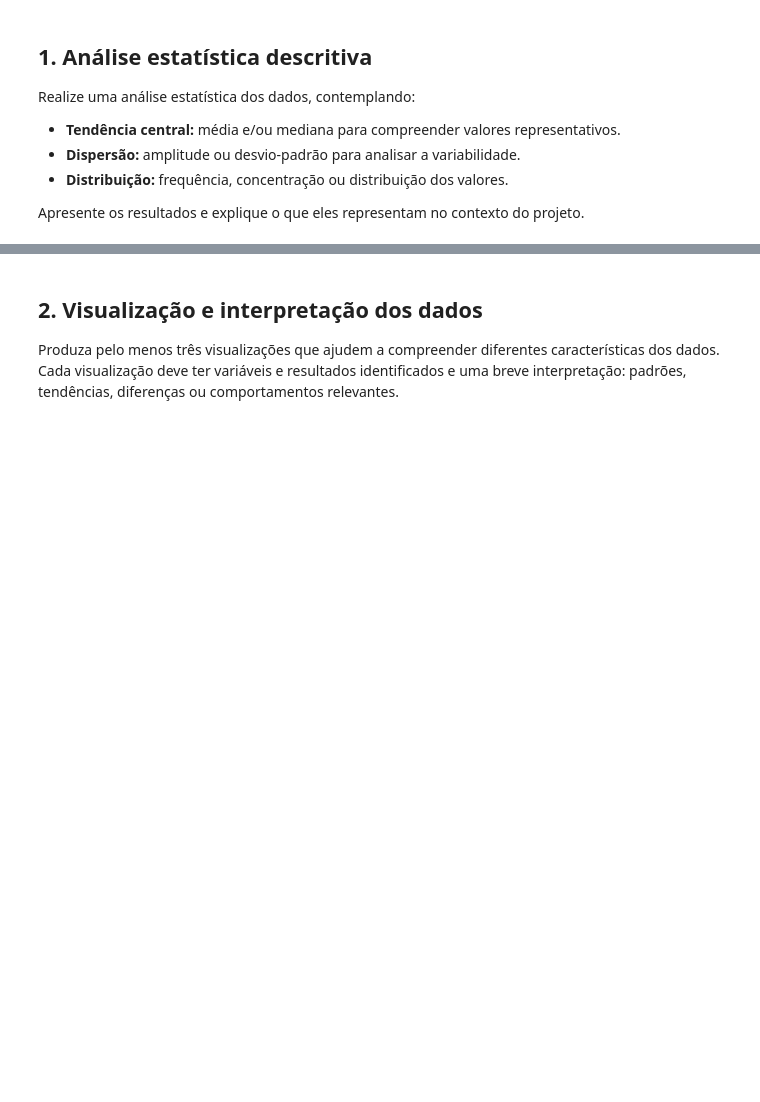
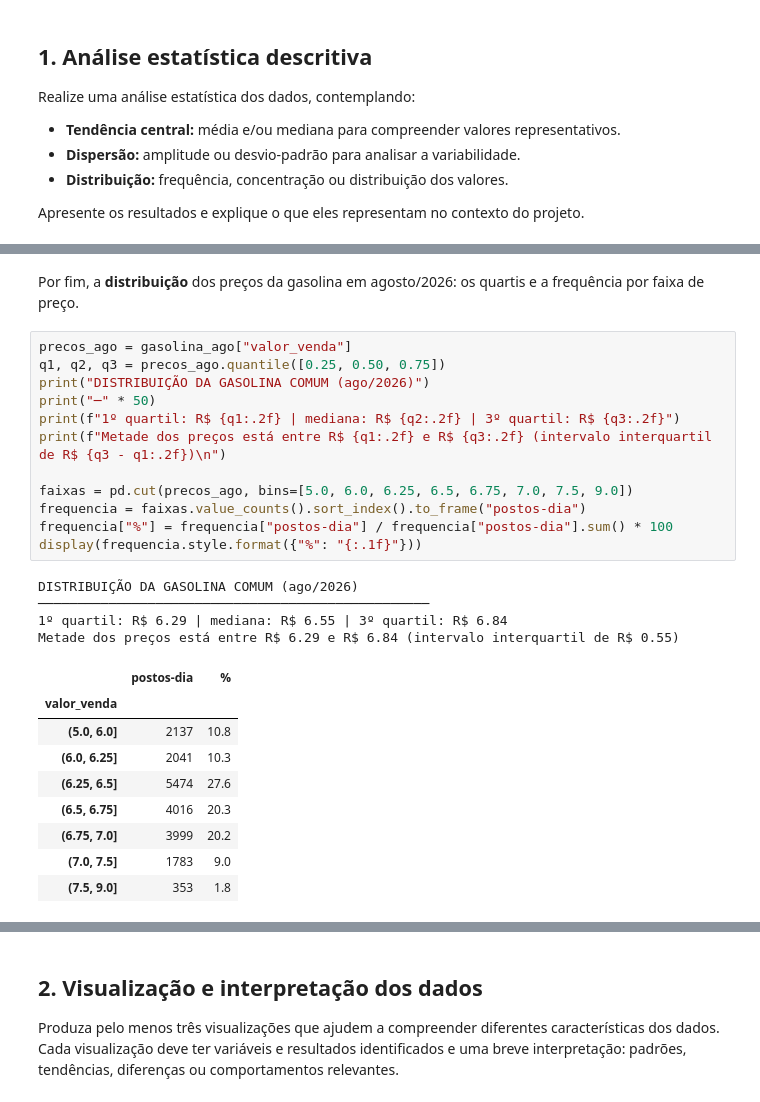
Before and after one commit to EduardoPereirabsi/PJBL01-Precos-combustiveis, a Jupyter notebook: PJBL_RA3_analise.ipynb, the cells around one changed output, grey strips where cells are left out. Cells and saved outputs as stored; diff of their text form; blank space fills up the shorter version.

```diff
--- a/PJBL_RA3_analise.ipynb
+++ b/PJBL_RA3_analise.ipynb
@@ -78,0 +164,28 @@ Apresente os resultados e explique o que eles representam no contexto do projeto
+# %% [markdown]
+Por fim, a **distribuição** dos preços da gasolina em agosto/2026: os quartis e a frequência por faixa de preço.
+# %%
+precos_ago = gasolina_ago["valor_venda"]
+q1, q2, q3 = precos_ago.quantile([0.25, 0.50, 0.75])
+print("DISTRIBUIÇÃO DA GASOLINA COMUM (ago/2026)")
+print("─" * 50)
+print(f"1º quartil: R$ {q1:.2f} | mediana: R$ {q2:.2f} | 3º quartil: R$ {q3:.2f}")
+print(f"Metade dos preços está entre R$ {q1:.2f} e R$ {q3:.2f} (intervalo interquartil de R$ {q3 - q1:.2f})\n")
+
+faixas = pd.cut(precos_ago, bins=[5.0, 6.0, 6.25, 6.5, 6.75, 7.0, 7.5, 9.0])
+frequencia = faixas.value_counts().sort_index().to_frame("postos-dia")
+frequencia["%"] = frequencia["postos-dia"] / frequencia["postos-dia"].sum() * 100
+display(frequencia.style.format({"%": "{:.1f}"}))
+# %% [output]
+DISTRIBUIÇÃO DA GASOLINA COMUM (ago/2026)
+──────────────────────────────────────────────────
+1º quartil: R$ 6.29 | mediana: R$ 6.55 | 3º quartil: R$ 6.84
+Metade dos preços está entre R$ 6.29 e R$ 6.84 (intervalo interquartil de R$ 0.55)
+|  | postos-dia | % |
+| valor_venda |  |  |
+| (5.0, 6.0] | 2137 | 10.8 |
+| (6.0, 6.25] | 2041 | 10.3 |
+| (6.25, 6.5] | 5474 | 27.6 |
+| (6.5, 6.75] | 4016 | 20.3 |
+| (6.75, 7.0] | 3999 | 20.2 |
+| (7.0, 7.5] | 1783 | 9.0 |
+| (7.5, 9.0] | 353 | 1.8 |
```
Also changed, not shown: parts of 9 cells of this notebook.
